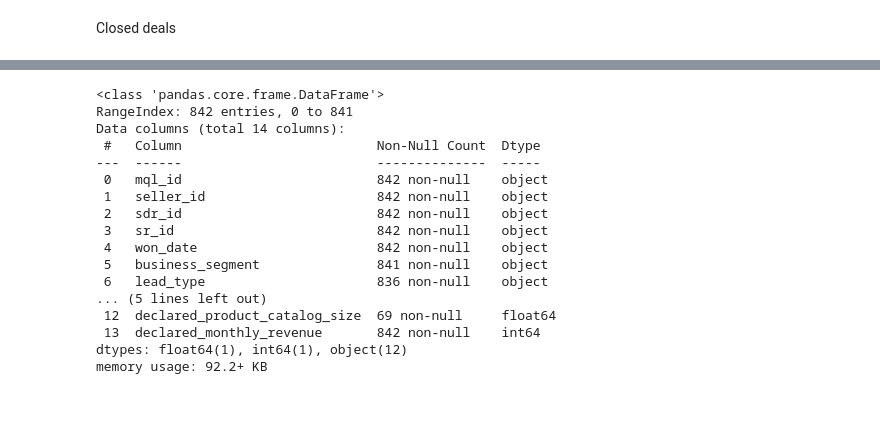
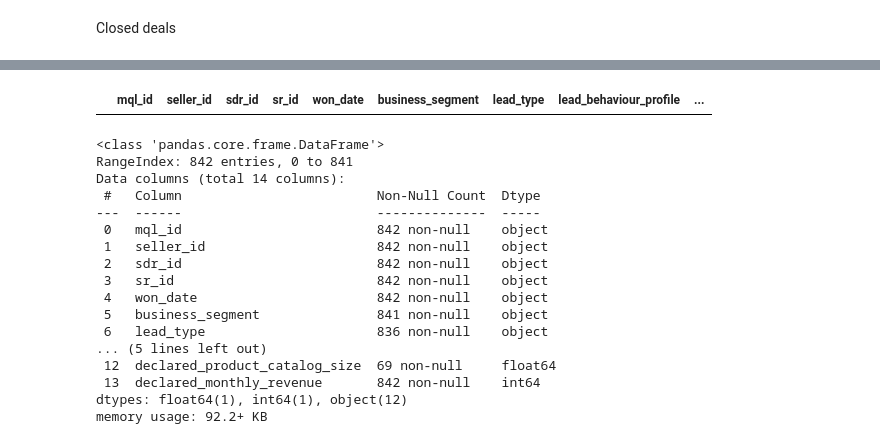
Before and after one commit to mecadme/PF_E-commerce-Olist, a Jupyter notebook: EDA.ipynb, the cells around one changed output, grey strips where cells are left out. Drawn from its saved outputs; the diff is of its cells as text; code cells hidden in the pictures; blank space fills up the shorter version.

```diff
--- a/EDA.ipynb
+++ b/EDA.ipynb
@@ -54,3 +51,8 @@ closed_deals.head()
+# %%
+
+closed_deals[closed_deals.duplicated(keep=False)]
+# %% [output]
+|  | mql_id | seller_id | sdr_id | sr_id | won_date | business_segment | lead_type | lead_behaviour_profile | ... |
 # %%
 closed_deals.info()
 # %% [output]
```
Also changed, not shown: parts of 4 cells of this notebook.
